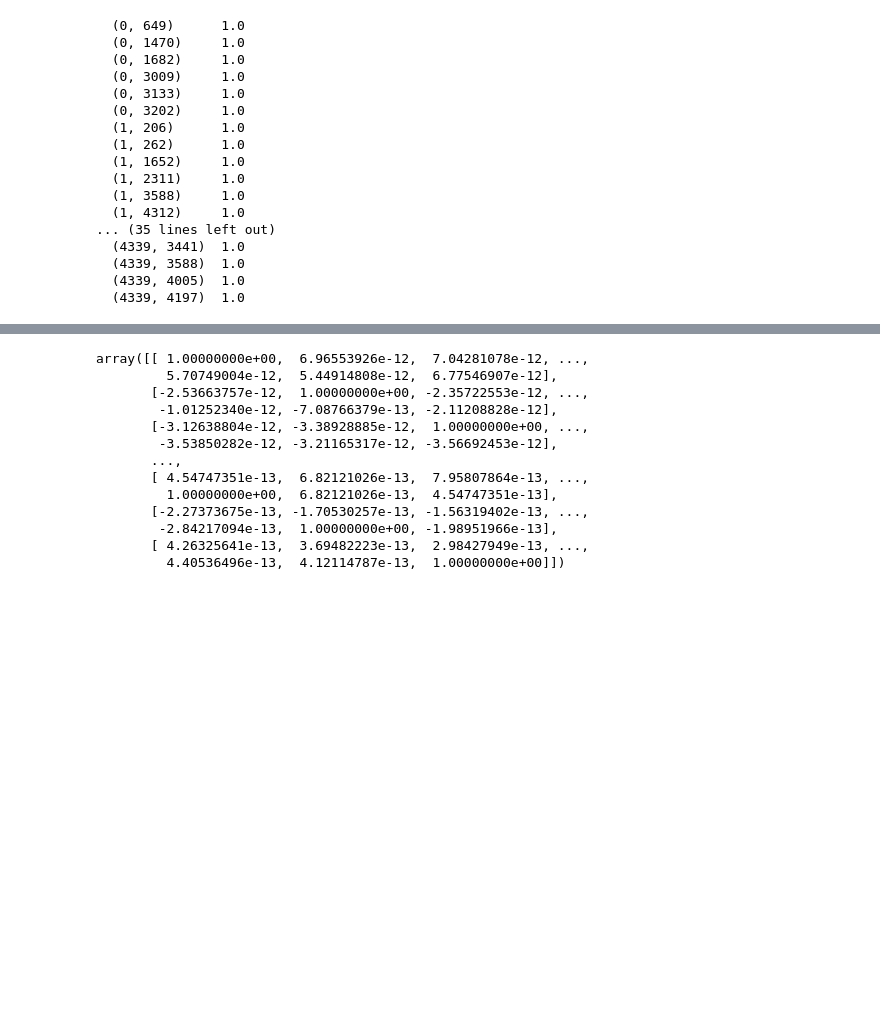
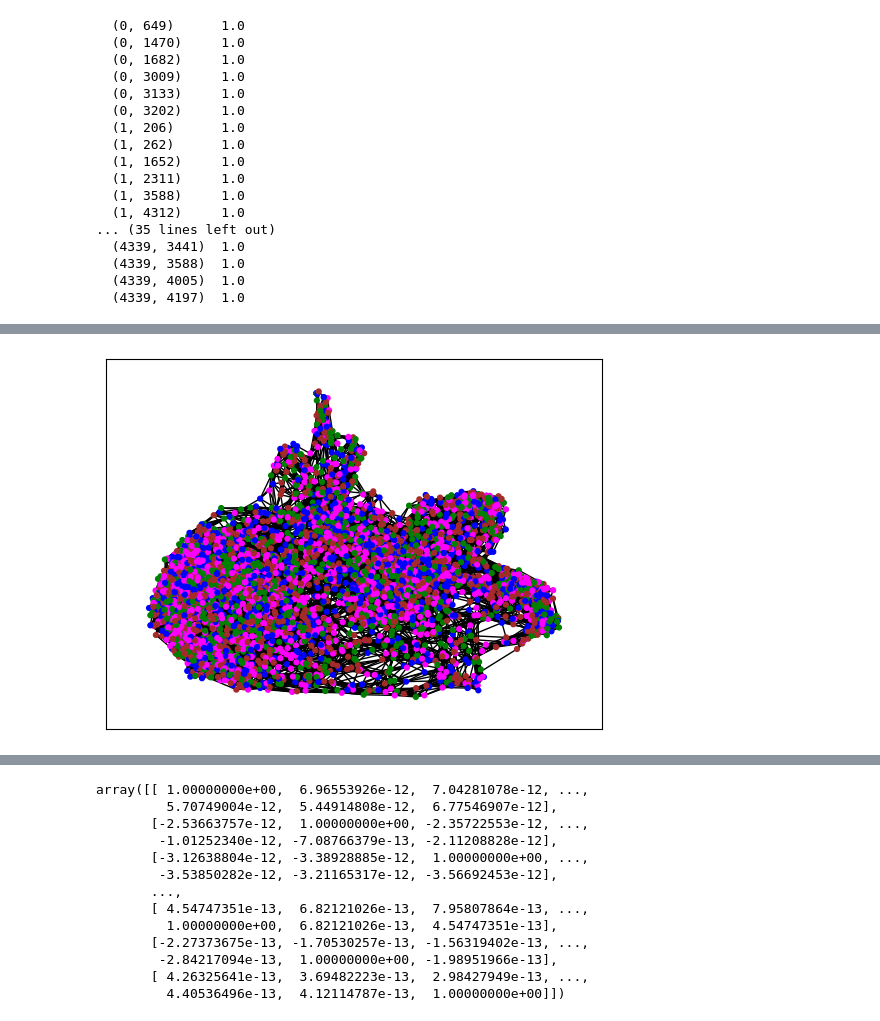
Before and after one commit to madhuraswani/ELL-888, a Jupyter notebook: Project/data/test.ipynb, the cells around one changed output, grey strips where cells are left out. Cells and saved outputs as stored; diff of their text form; code cells hidden in the pictures; blank space fills up the shorter version.

```diff
--- a/Project/data/test.ipynb
+++ b/Project/data/test.ipynb
@@ -109,0 +177,9 @@ graph=sparse_corrcoef(a)
+# %%
+colors=[colordict[str(i)] for i in pred_clusters]
+
+G.add_NodeColors(
+    colors=colors
+)
+G.visualize()
+# %% [output]
+[figure, added]
```
Also changed, not shown: parts of 10 cells of this notebook, 6 other files.
